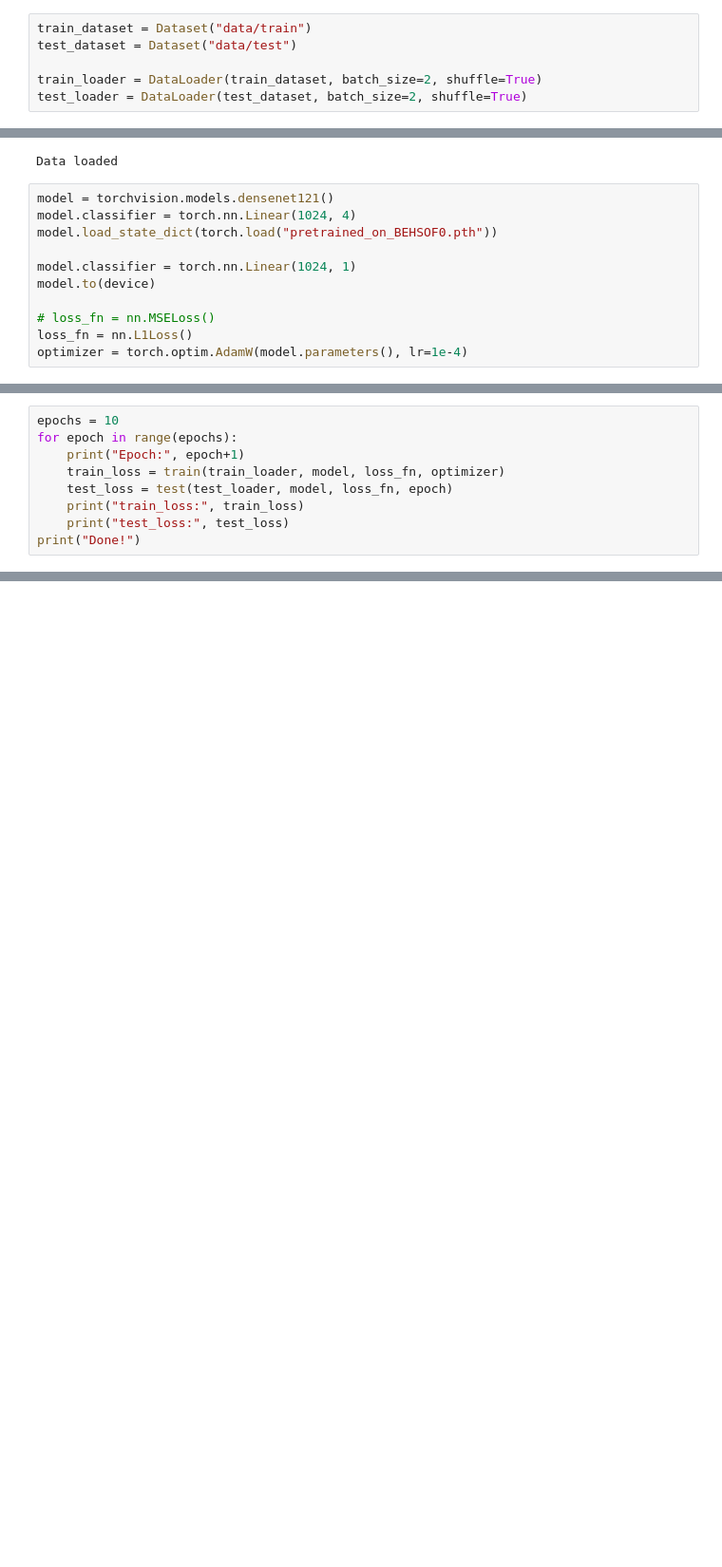
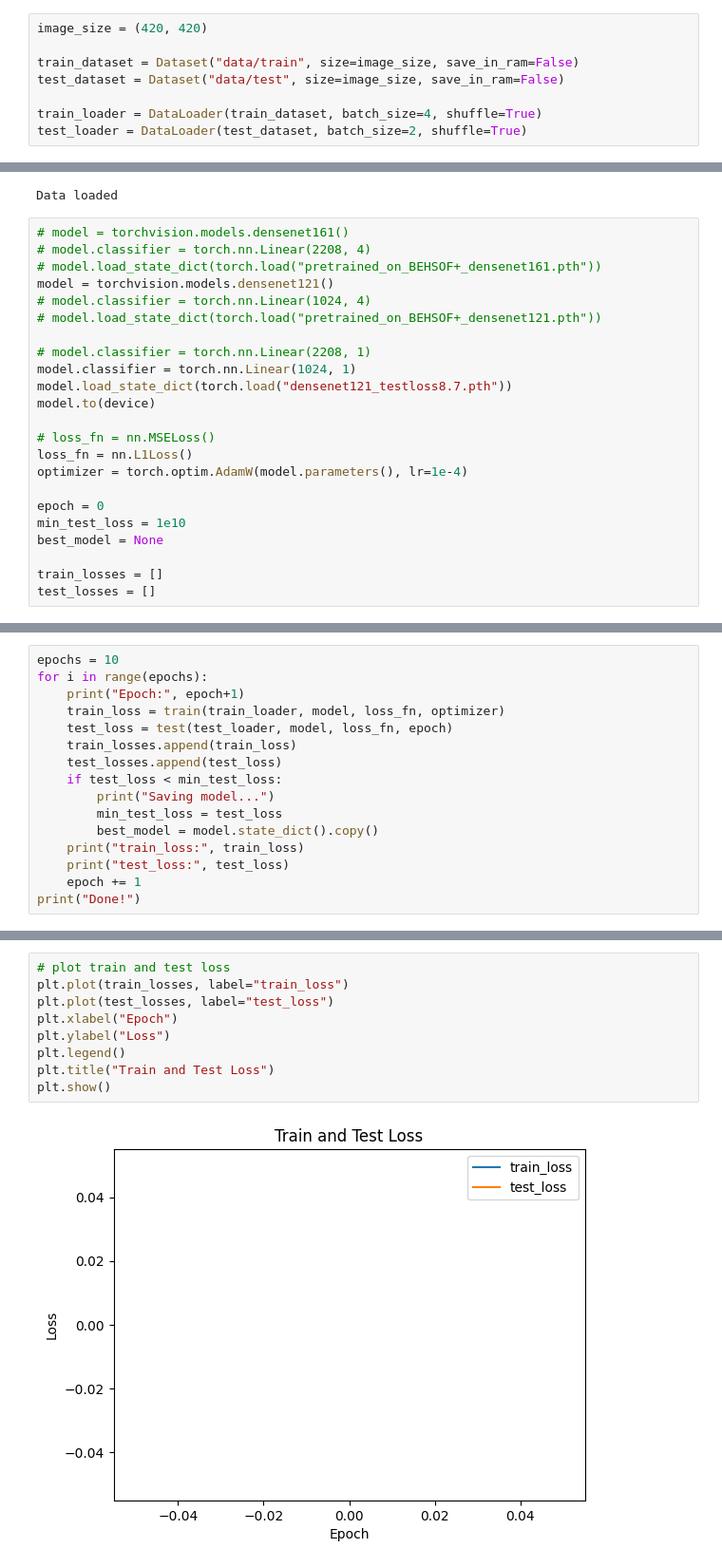
Before and after one commit to gkozak18/bachelor_thesis, a Jupyter notebook: test.ipynb, the cells around one changed output, grey strips where cells are left out. Shown at 95% size. Saved outputs shown, nothing was run; the diff lists cells and outputs as text; blank space fills up the shorter version.

```diff
--- a/test.ipynb
+++ b/test.ipynb
@@ -16,10 +18,12 @@ print(torch.version.cuda)
 cuda
 12.4
 # %%
-train_dataset = Dataset("data/train")
-test_dataset = Dataset("data/test")
+image_size = (420, 420)
 
-train_loader = DataLoader(train_dataset, batch_size=2, shuffle=True)
+train_dataset = Dataset("data/train", size=image_size, save_in_ram=False)
+test_dataset = Dataset("data/test", size=image_size, save_in_ram=False)
+
+train_loader = DataLoader(train_dataset, batch_size=4, shuffle=True)
 test_loader = DataLoader(test_dataset, batch_size=2, shuffle=True)
 # %% [output]
 Loading data from data/train
@@ -27,16 +31,28 @@ Data loaded
 Loading data from data/test
 Data loaded
 # %%
+# model = torchvision.models.densenet161()
+# model.classifier = torch.nn.Linear(2208, 4)
+# model.load_state_dict(torch.load("pretrained_on_BEHSOF+_densenet161.pth"))
 model = torchvision.models.densenet121()
-model.classifier = torch.nn.Linear(1024, 4)
-model.load_state_dict(torch.load("pretrained_on_BEHSOF0.pth"))
+# model.classifier = torch.nn.Linear(1024, 4)
+# model.load_state_dict(torch.load("pretrained_on_BEHSOF+_densenet121.pth"))
 
+# model.classifier = torch.nn.Linear(2208, 1)
 model.classifier = torch.nn.Linear(1024, 1)
+model.load_state_dict(torch.load("densenet121_testloss8.7.pth"))
 model.to(device)
 
 # loss_fn = nn.MSELoss()
 loss_fn = nn.L1Loss()
 optimizer = torch.optim.AdamW(model.parameters(), lr=1e-4)
+
+epoch = 0
+min_test_loss = 1e10
+best_model = None
+
+train_losses = []
+test_losses = []
 # %%
 def train(dataloader, model, loss_fn, optimizer):
     model.train()
@@ -63,11 +79,18 @@ def test(dataloader, model, loss_fn, epoch):
     return test_loss
 # %%
 epochs = 10
-for epoch in range(epochs):
+for i in range(epochs):
     print("Epoch:", epoch+1)
     train_loss = train(train_loader, model, loss_fn, optimizer)
     test_loss = test(test_loader, model, loss_fn, epoch)
+    train_losses.append(train_loss)
+    test_losses.append(test_loss)
+    if test_loss < min_test_loss:
+        print("Saving model...")
+        min_test_loss = test_loss
+        best_model = model.state_dict().copy()
     print("train_loss:", train_loss)
     print("test_loss:", test_loss)
+    epoch += 1
 print("Done!")
 # %% [output]
@@ -104 +127,12 @@ test_loss: 12.440610408241099
 Done!
+# %%
+# plot train and test loss
+plt.plot(train_losses, label="train_loss")
+plt.plot(test_losses, label="test_loss")
+plt.xlabel("Epoch")
+plt.ylabel("Loss")
+plt.legend()
+plt.title("Train and Test Loss")
+plt.show()
+# %% [output]
+[figure, added]
```
Also changed, not shown: parts of 10 cells of this notebook, 12 other files.
